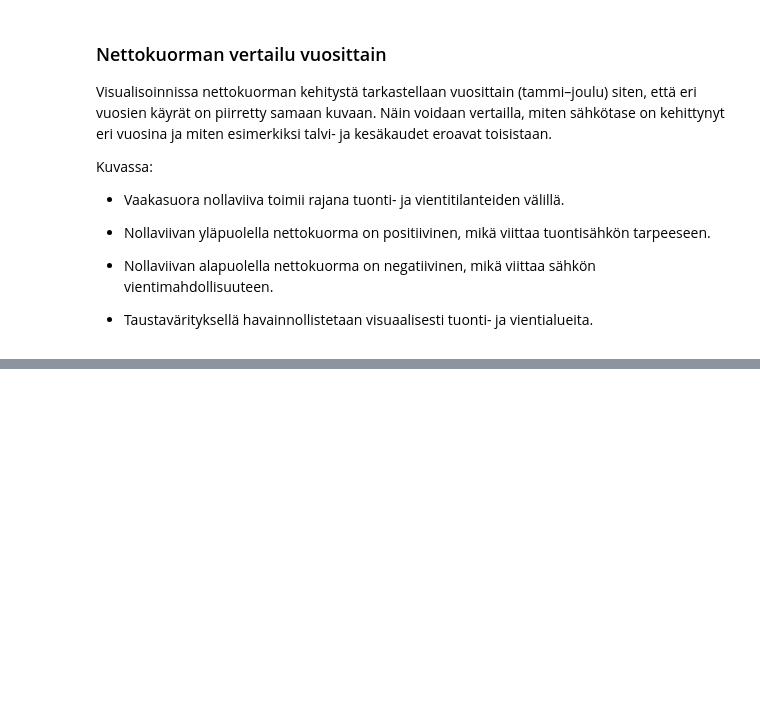
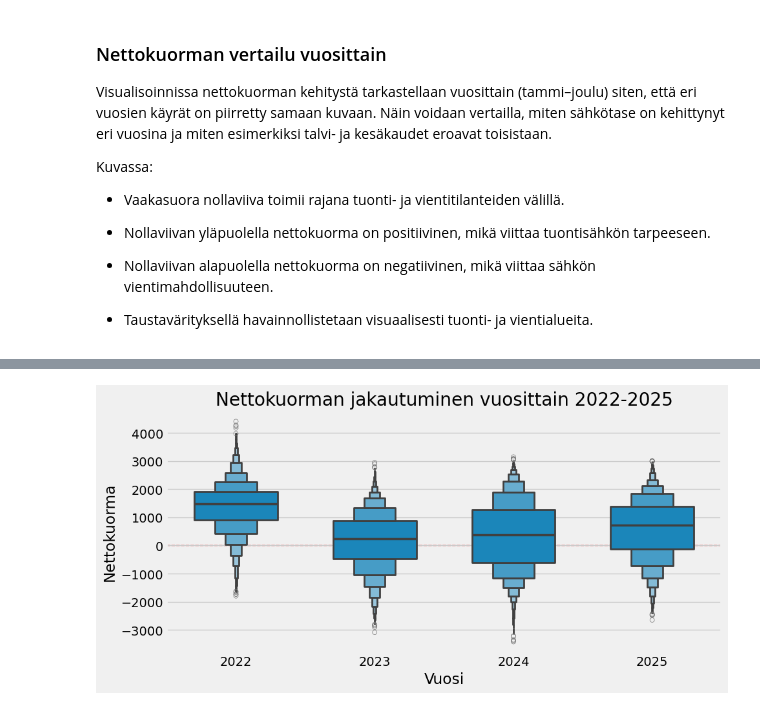
Before and after one commit to Santtulah/thesis, a Jupyter notebook: fingrid.ipynb, the cells around one changed output, grey strips where cells are left out. Drawn from its saved outputs; the diff is of its cells as text; code cells hidden in the pictures; blank space fills up the shorter version.

Commit message:
Lisää nettokuorman boxplot-analyysi ja README-dokumentaatio

```diff
--- a/fingrid.ipynb
+++ b/fingrid.ipynb
@@ -423,0 +428,12 @@ Nettokuorman aikasarjasta voidaan havaita useita sähköjärjestelmälle tyypill
+# %%
+# Muuttaa kolumnien arvot tunnittaiksi keskiarvoiksi
+df_hourly = (
+    df_clean
+    .resample('1h')
+    .mean()
+)
+
+# Laskee netto kuorman tunnittaisilla arvoilla
+df_hourly['Nettokuorma'] = (
+    df_hourly['Kulutus (MW)'] - df_hourly['Tuotanto (MW)']
+)
@@ -423,0 +483,20 @@ Nettokuorman aikasarjasta voidaan havaita useita sähköjärjestelmälle tyypill
+# %%
+plt.style.use('fivethirtyeight')
+import seaborn as sns
+
+# 2. Extract time components
+df_hourly['Vuosi'] = df_hourly.index.year
+df_hourly['Kuukausi'] = df_hourly.index.month
+df_hourly['Tunti'] = df_hourly.index.hour
+
+
+# Vuosittainen nettokuorman jakautuminen
+plt.figure(figsize=(10,5))
+# Add zorder=0 to put the line behind the boxes
+plt.axhline(0, color='red', linestyle='--', linewidth=1, zorder=0)
+sns.boxenplot(x='Vuosi', y='Nettokuorma', data=df_hourly, width=0.6)
+plt.title('Nettokuorman jakautuminen vuosittain 2022-2025')
+plt.tight_layout()
+plt.show()
+# %% [output]
+[figure, added]
```
Also changed, not shown: parts of 13 cells of this notebook, 1 other file.
